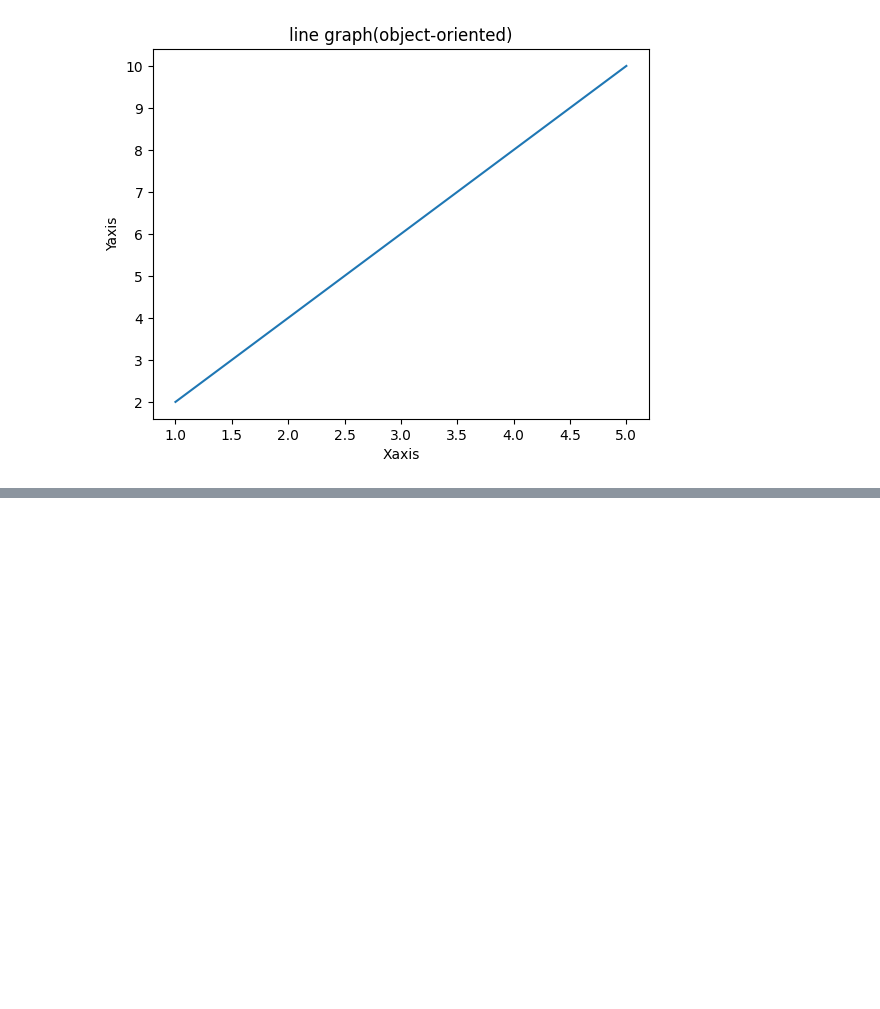
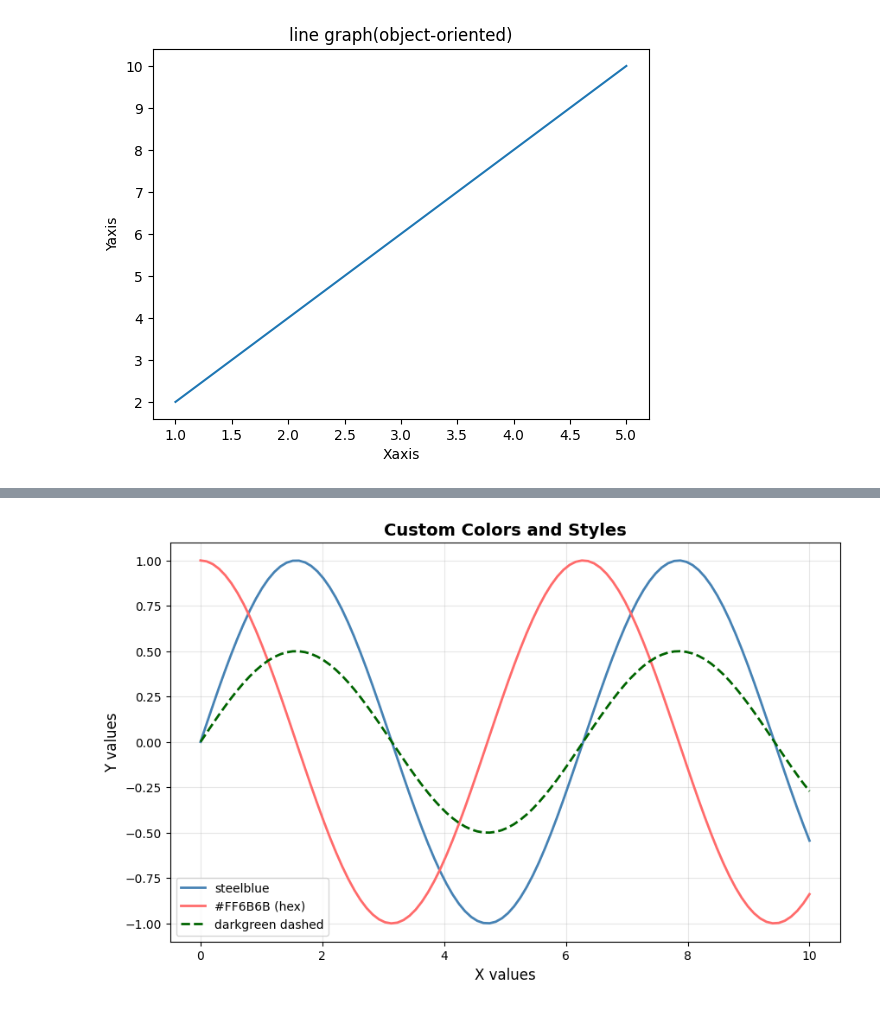
Before and after one commit to SachMax/earnings-catalyst-screener, a Jupyter notebook: md-note/mpl.ipynb, the cells around one changed output, grey strips where cells are left out. Cells and saved outputs as stored; diff of their text form; code cells hidden in the pictures; blank space fills up the shorter version.

```diff
--- a/md-note/mpl.ipynb
+++ b/md-note/mpl.ipynb
@@ -37,0 +75,20 @@ plt.show()
+# %%
+import numpy as np
+import matplotlib.pyplot as plt
+
+# Using color names and hex codes
+x = np.linspace(0, 10, 100)
+
+plt.figure(figsize=(10, 6))
+plt.plot(x, np.sin(x), color='steelblue', linewidth=2, label='steelblue')
+plt.plot(x, np.cos(x), color='#FF6B6B', linewidth=2, label='#FF6B6B (hex)')
+plt.plot(x, np.sin(x)*0.5, color='darkgreen', linestyle='--', linewidth=2, label='darkgreen dashed')
+
+plt.xlabel('X values', fontsize=12)
+plt.ylabel('Y values', fontsize=12)
+plt.title('Custom Colors and Styles', fontsize=14, fontweight='bold')
+plt.legend(fontsize=10)
+plt.grid(True, alpha=0.3)
+plt.show()
+# %% [output]
+[figure, added]
```
Also changed, not shown: parts of 9 cells of this notebook, 11 other files.
